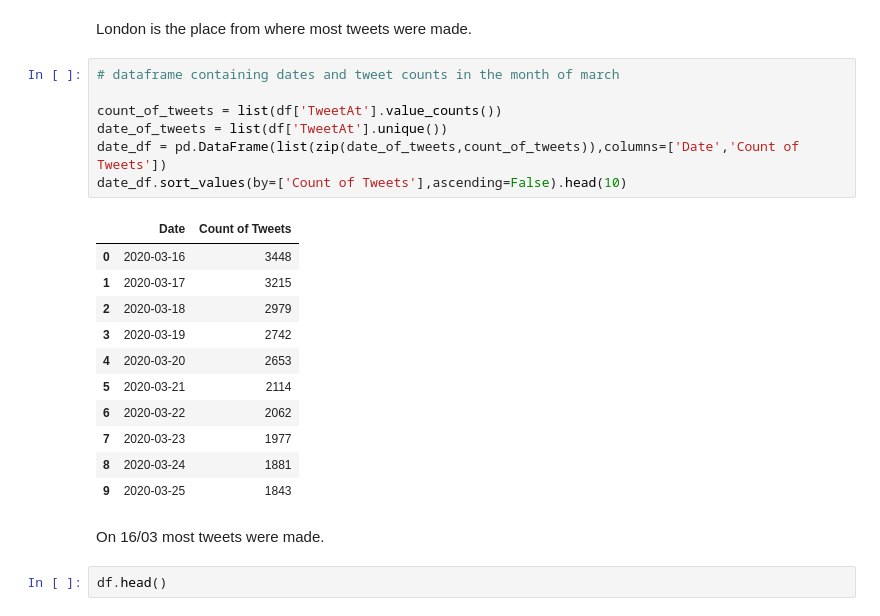
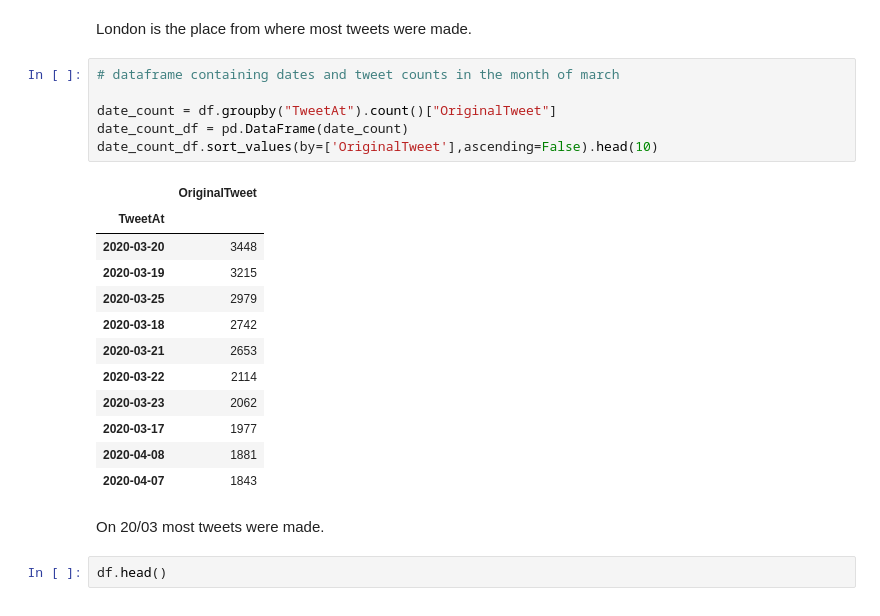
Before and after one commit to arifuddinatif/Coronavirus-Tweet-Sentiment-Analysis, a Jupyter notebook: Coronavirus_Tweet_Sentiment_Analysis_Capstone_Project.ipynb, the cells around one changed output. Drawn from its saved outputs; the diff is of its cells as text.

```diff
--- a/Coronavirus_Tweet_Sentiment_Analysis_Capstone_Project.ipynb
+++ b/Coronavirus_Tweet_Sentiment_Analysis_Capstone_Project.ipynb
@@ -313,24 +318,24 @@ London is the place from where most tweets were made.
 # %%
 # dataframe containing dates and tweet counts in the month of march
 
-count_of_tweets = list(df['TweetAt'].value_counts())
-date_of_tweets = list(df['TweetAt'].unique())
-date_df = pd.DataFrame(list(zip(date_of_tweets,count_of_tweets)),columns=['Date','Count of Tweets'])
-date_df.sort_values(by=['Count of Tweets'],ascending=False).head(10)
+date_count = df.groupby("TweetAt").count()["OriginalTweet"]
+date_count_df = pd.DataFrame(date_count)
+date_count_df.sort_values(by=['OriginalTweet'],ascending=False).head(10)
 # %% [output]
-|  | Date | Count of Tweets |
-| 0 | 2020-03-16 | 3448 |
-| 1 | 2020-03-17 | 3215 |
-| 2 | 2020-03-18 | 2979 |
-| 3 | 2020-03-19 | 2742 |
-| 4 | 2020-03-20 | 2653 |
-| 5 | 2020-03-21 | 2114 |
-| 6 | 2020-03-22 | 2062 |
-| 7 | 2020-03-23 | 1977 |
-| 8 | 2020-03-24 | 1881 |
-| 9 | 2020-03-25 | 1843 |
+|  | OriginalTweet |
+| TweetAt |  |
+| 2020-03-20 | 3448 |
+| 2020-03-19 | 3215 |
+| 2020-03-25 | 2979 |
+| 2020-03-18 | 2742 |
+| 2020-03-21 | 2653 |
+| 2020-03-22 | 2114 |
+| 2020-03-23 | 2062 |
+| 2020-03-17 | 1977 |
+| 2020-04-08 | 1881 |
+| 2020-04-07 | 1843 |
 # %% [markdown]
-On 16/03 most tweets were made.
+On 20/03 most tweets were made.
 # %%
 df.head()
 # %% [output]
```
Also changed, not shown: parts of 59 cells of this notebook.
